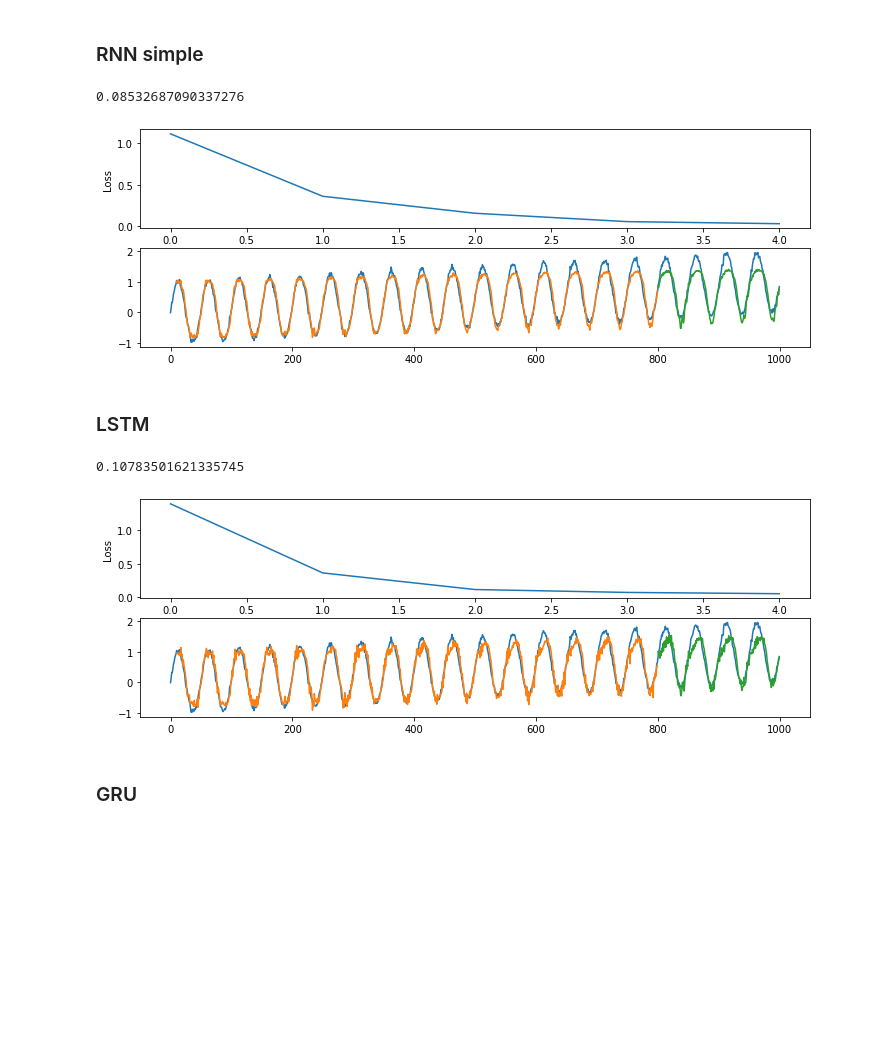
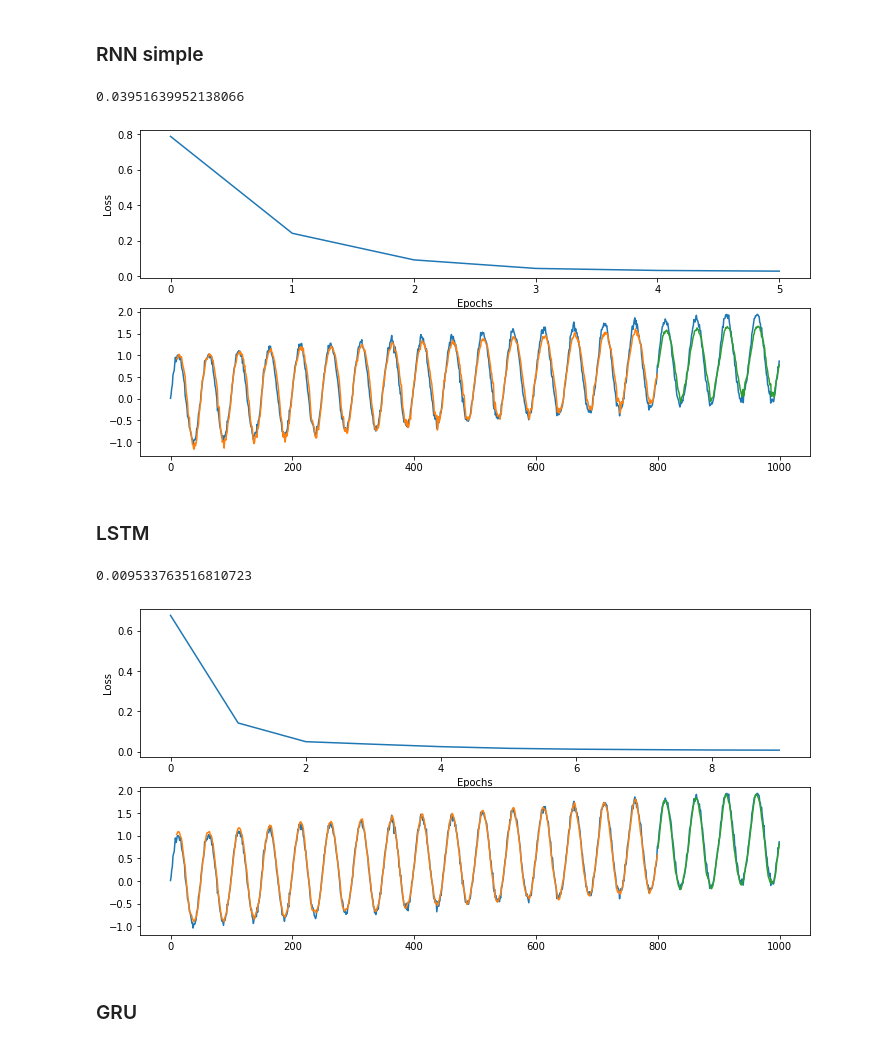
Before and after one commit to guitoo/TimeSeries, a Jupyter notebook: series temporelles RNN.ipynb, the cells around one changed output. Cells and saved outputs as stored; diff of their text form; code cells hidden in the pictures; blank space fills up the shorter version.

```diff
--- a/series temporelles RNN.ipynb
+++ b/series temporelles RNN.ipynb
@@ -17,13 +17,13 @@ import pandas as pd
 # Modeles
 # %%
 from tensorflow.keras import Input
-from tensorflow.keras.layers import SimpleRNN, LSTM, GRU, Input, Dense
+from tensorflow.keras.layers import SimpleRNN, LSTM, GRU, Input, Dense, LeakyReLU
 from tensorflow.keras.losses import mse
 
 def rnn_model(units=10, input_length=1, cell_type=SimpleRNN):
-    model = tf.keras.Sequential()
+    model = Sequential()
     model.add(Input(shape=(input_length,1)))
-    model.add(cell_type(units))
+    model.add(cell_type(units, activation=LeakyReLU(alpha=0.3)))
     model.add(Dense(1))
     return model
 # %% [markdown]
@@ -131,13 +131,14 @@ plt.plot(s2);
 #from time import time
 INPUT_LENGTH = 10
 EPOCH = 5
-def plot_pred(series, train_size, input_length=INPUT_LENGTH, model=SimpleRNN, units=10):
+def plot_pred(series, train_size, model, input_length=INPUT_LENGTH, batch_size=10):
     #train_size = 900
     X_train, X_test = series[:train_size], series[train_size-input_length:]
-    train_generator = TimeseriesGenerator(X_train, X_train, length=input_length, batch_size=10)
-    test_generator = TimeseriesGenerator(X_test, X_test, length=input_length, batch_size=10)
+    train_generator = TimeseriesGenerator(X_train, X_train, length=input_length, batch_size=batch_size)
+    test_generator = TimeseriesGenerator(X_test, X_test, length=input_length, batch_size=batch_size)
 
-    model = rnn_model(units=units, input_length=input_length, cell_type=SimpleRNN)
+    #model = rnn_model(units=units, input_length=input_length, cell_type=SimpleRNN)
+
     model.compile(optimizer='adam', loss=mse)
 
     #start = time()
@@ -169,17 +170,23 @@ def plot_pred(series, train_size, input_length=INPUT_LENGTH, model=SimpleRNN, un
 # %% [markdown]
 ### RNN simple
 # %%
-plot_pred(s2, train_size=800, model=SimpleRNN)
+EPOCH = 6
+plot_pred(s2, train_size=800, input_length=INPUT_LENGTH,
+          model=rnn_model(units=10, input_length=INPUT_LENGTH, cell_type=SimpleRNN)
+         )
 # %% [output]
-0.08532687090337276
+0.03951639952138066
-[figure, old version]
+[figure, new version]
 # %% [markdown]
 ### LSTM
-# %%
-plot_pred(s2, train_size=800, model=LSTM)
-# %% [output]
-0.10783501621335745
-[figure, removed]
+# %%
+EPOCH = 10
+plot_pred(s2, train_size=800, input_length=INPUT_LENGTH, batch_size=5,
+          model=rnn_model(units=10, input_length=INPUT_LENGTH, cell_type=LSTM)
+         )
+# %% [output]
+0.009533763516810723
+[figure, added]
 # %% [markdown]
 ### GRU
 # %%
```
Also changed, not shown: parts of 27 cells of this notebook.
